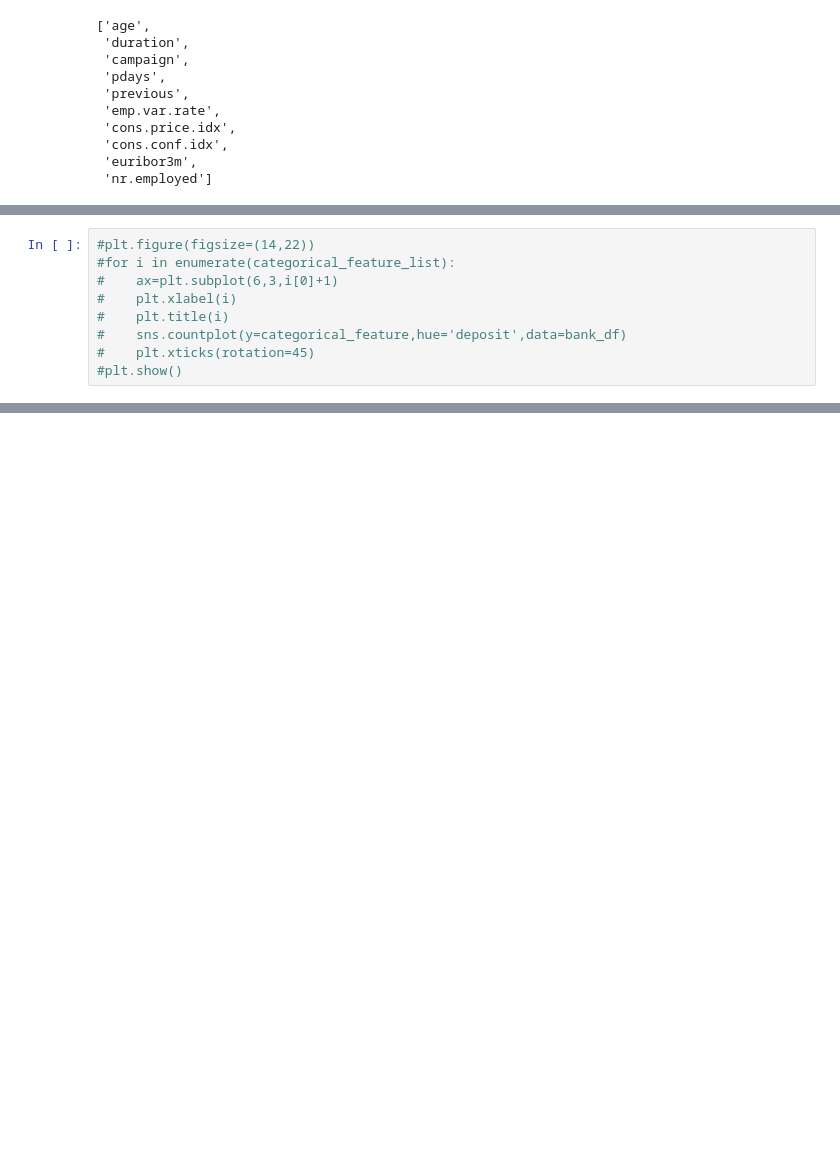
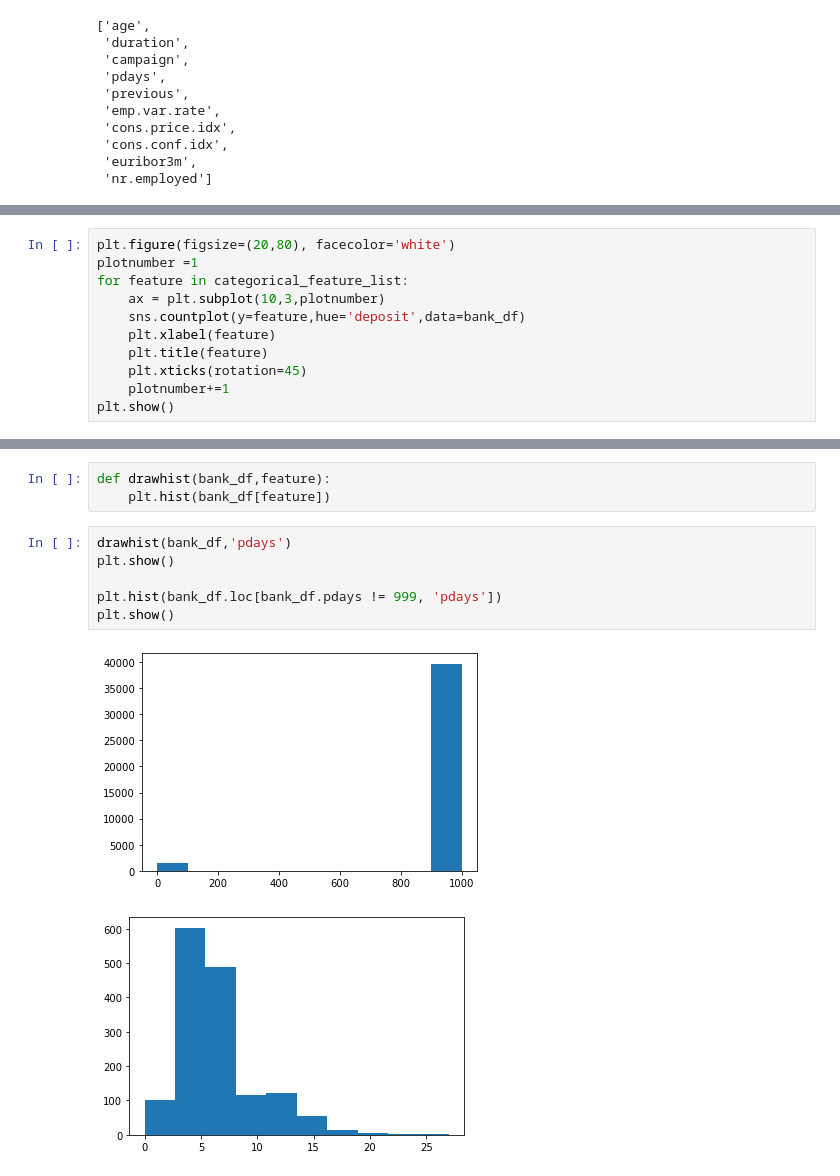
Before and after one commit to deepak-lokande-p/DataMiningProject, a Jupyter notebook: Term_Project.ipynb, the cells around one changed output, grey strips where cells are left out. Cells and saved outputs as stored; diff of their text form; blank space fills up the shorter version.

Commit message:
Add files via upload
[User Story] Visualization & Feature Engineering Changes

```diff
--- a/Term_Project.ipynb
+++ b/Term_Project.ipynb
@@ -295,10 +285,12 @@ list(enumerate(categorical_feature_list))
 # %%
-#plt.figure(figsize=(14,22))
-#for i in enumerate(categorical_feature_list):
-#    ax=plt.subplot(6,3,i[0]+1)
-#    plt.xlabel(i)
-#    plt.title(i)
-#    sns.countplot(y=categorical_feature,hue='deposit',data=bank_df)
-#    plt.xticks(rotation=45)
-#plt.show()
+plt.figure(figsize=(20,80), facecolor='white')
+plotnumber =1
+for feature in categorical_feature_list:
+    ax = plt.subplot(10,3,plotnumber)
+    sns.countplot(y=feature,hue='deposit',data=bank_df)
+    plt.xlabel(feature)
+    plt.title(feature)
+    plt.xticks(rotation=45)
+    plotnumber+=1
+plt.show()
 # %% [output]
@@ -337,0 +335,12 @@ plt.show()
+# %%
+def drawhist(bank_df,feature):
+    plt.hist(bank_df[feature])
+# %%
+drawhist(bank_df,'pdays')
+plt.show()
+
+plt.hist(bank_df.loc[bank_df.pdays != 999, 'pdays'])
+plt.show()
+# %% [output]
+[figure, added]
+[figure, added]
```
Also changed, not shown: parts of 28 cells of this notebook.
